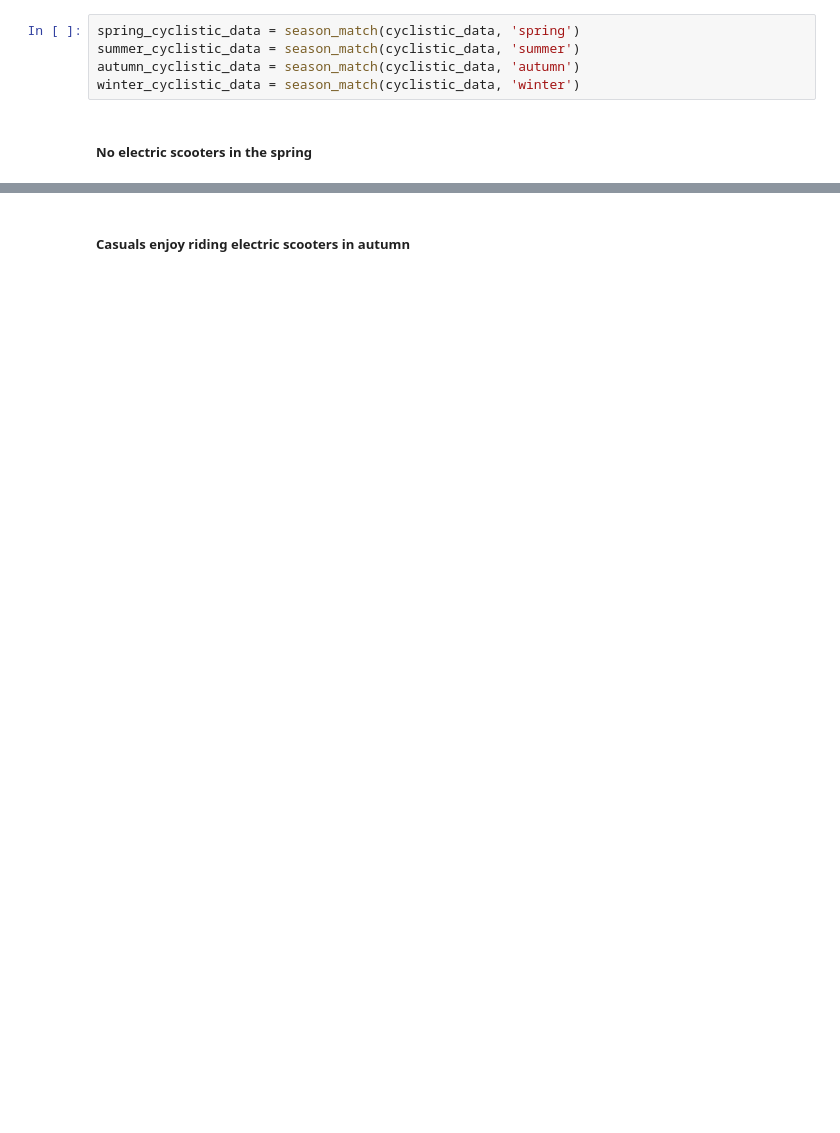
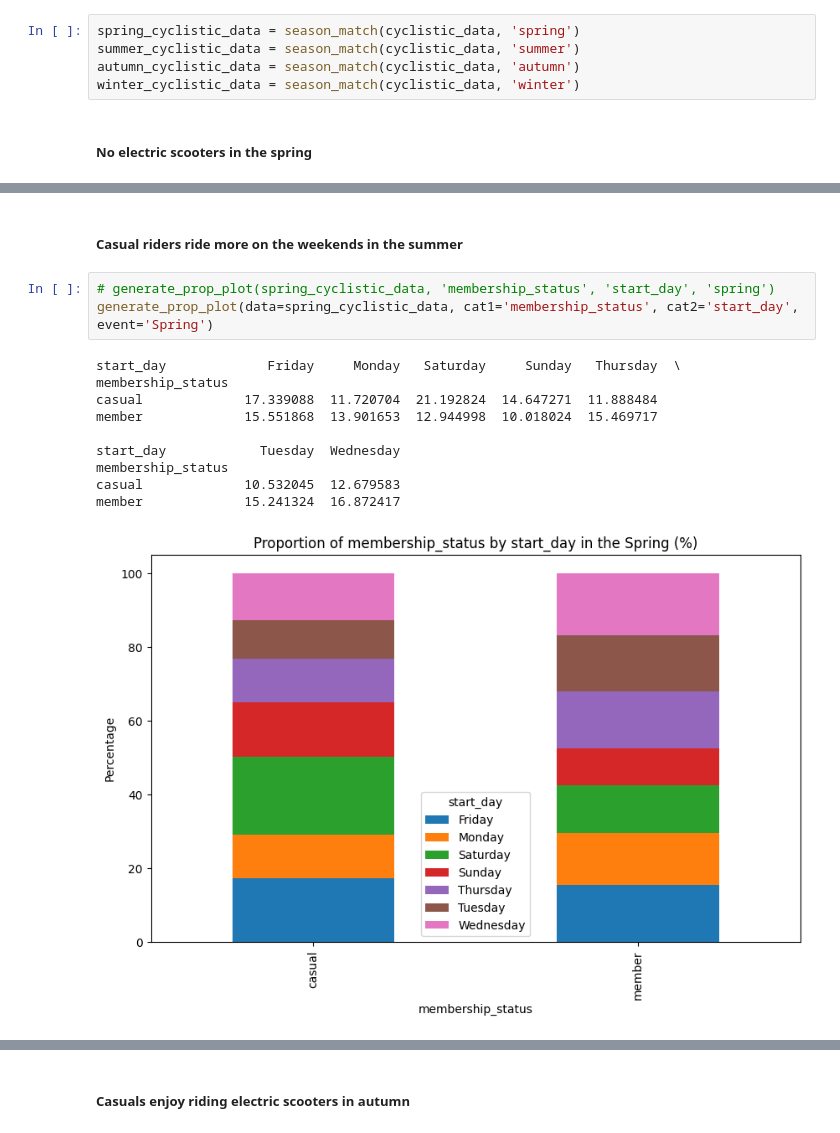
Before and after one commit to kangghong/cyclistic-case-study, a Jupyter notebook: notebooks/exploration.ipynb, the cells around one changed output, grey strips where cells are left out. Saved outputs shown, nothing was run; the diff lists cells and outputs as text; blank space fills up the shorter version.

```diff
--- a/notebooks/exploration.ipynb
+++ b/notebooks/exploration.ipynb
@@ -188,0 +251,16 @@ generate_prop_plot(spring_cyclistic_data, 'membership_status', 'start_day', 'spr
+# %% [markdown]
+##### Casual riders ride more on the weekends in the summer
+# %%
+# generate_prop_plot(spring_cyclistic_data, 'membership_status', 'start_day', 'spring')
+generate_prop_plot(data=spring_cyclistic_data, cat1='membership_status', cat2='start_day', event='Spring')
+# %% [output]
+start_day             Friday     Monday   Saturday     Sunday   Thursday  \
+membership_status
+casual             17.339088  11.720704  21.192824  14.647271  11.888484
+member             15.551868  13.901653  12.944998  10.018024  15.469717
+
+start_day            Tuesday  Wednesday
+membership_status
+casual             10.532045  12.679583
+member             15.241324  16.872417
+[figure, added]
```
Also changed, not shown: parts of 90 cells of this notebook, 5 other files.
